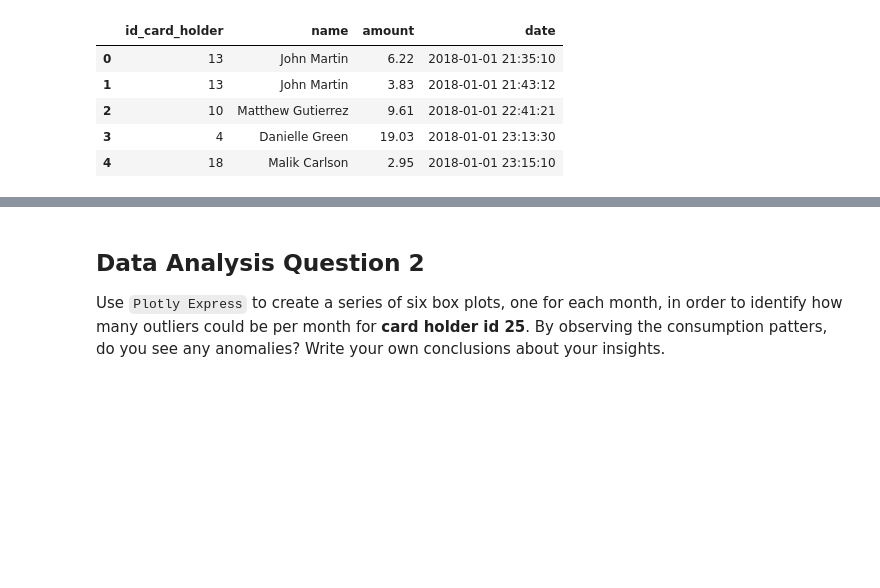
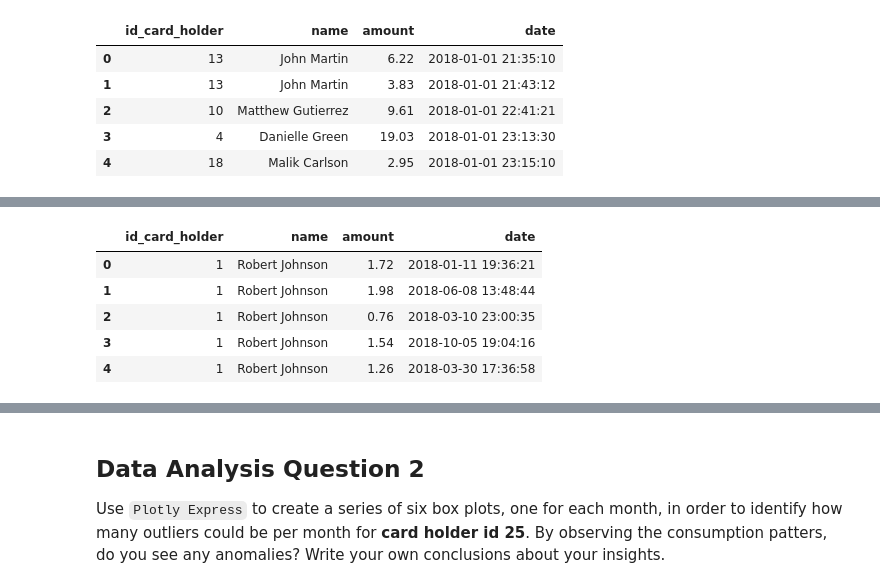
Before and after one commit to AnnSweetNanners/sql-homework, a Jupyter notebook: 07-SQL/Instructions/Starter_Files/visual_data_analysis.ipynb, the cells around one changed output, grey strips where cells are left out. Cells and saved outputs as stored; diff of their text form; code cells hidden in the pictures; blank space fills up the shorter version.

```diff
--- a/07-SQL/Instructions/Starter_Files/visual_data_analysis.ipynb
+++ b/07-SQL/Instructions/Starter_Files/visual_data_analysis.ipynb
@@ -79 +89,18 @@ line_data.head()
+# %%
+query8='''
+SELECT cc.id_card_holder, ch.name,t.amount, t.date
+FROM credit_card as cc
+INNER JOIN card_holder as ch ON cc.id_card_holder=ch.id_card_holder
+INNER JOIN transaction as t ON t.card=cc.card
+WHERE amount <=2
+ORDER BY id_card_holder ASC;'''
+lowest_purch_df=pd.read_sql(query8, engine)
+lowest_purch_df.head()
+# %% [output]
+|  | id_card_holder | name | amount | date |
+| 0 | 1 | Robert Johnson | 1.72 | 2018-01-11 19:36:21 |
+| 1 | 1 | Robert Johnson | 1.98 | 2018-06-08 13:48:44 |
+| 2 | 1 | Robert Johnson | 0.76 | 2018-03-10 23:00:35 |
+| 3 | 1 | Robert Johnson | 1.54 | 2018-10-05 19:04:16 |
+| 4 | 1 | Robert Johnson | 1.26 | 2018-03-30 17:36:58 |
 # %%
```
Also changed, not shown: parts of 12 cells of this notebook.
